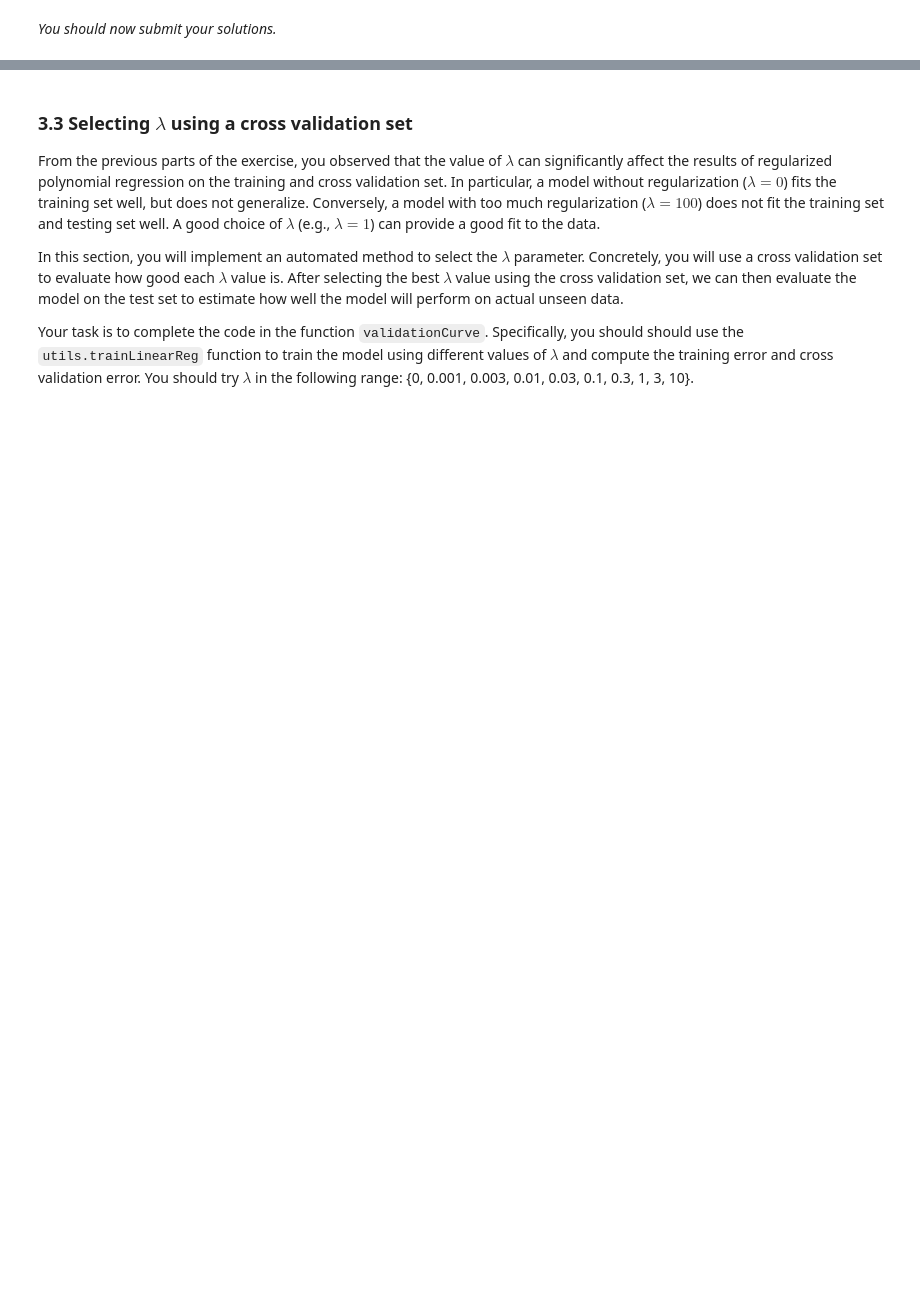
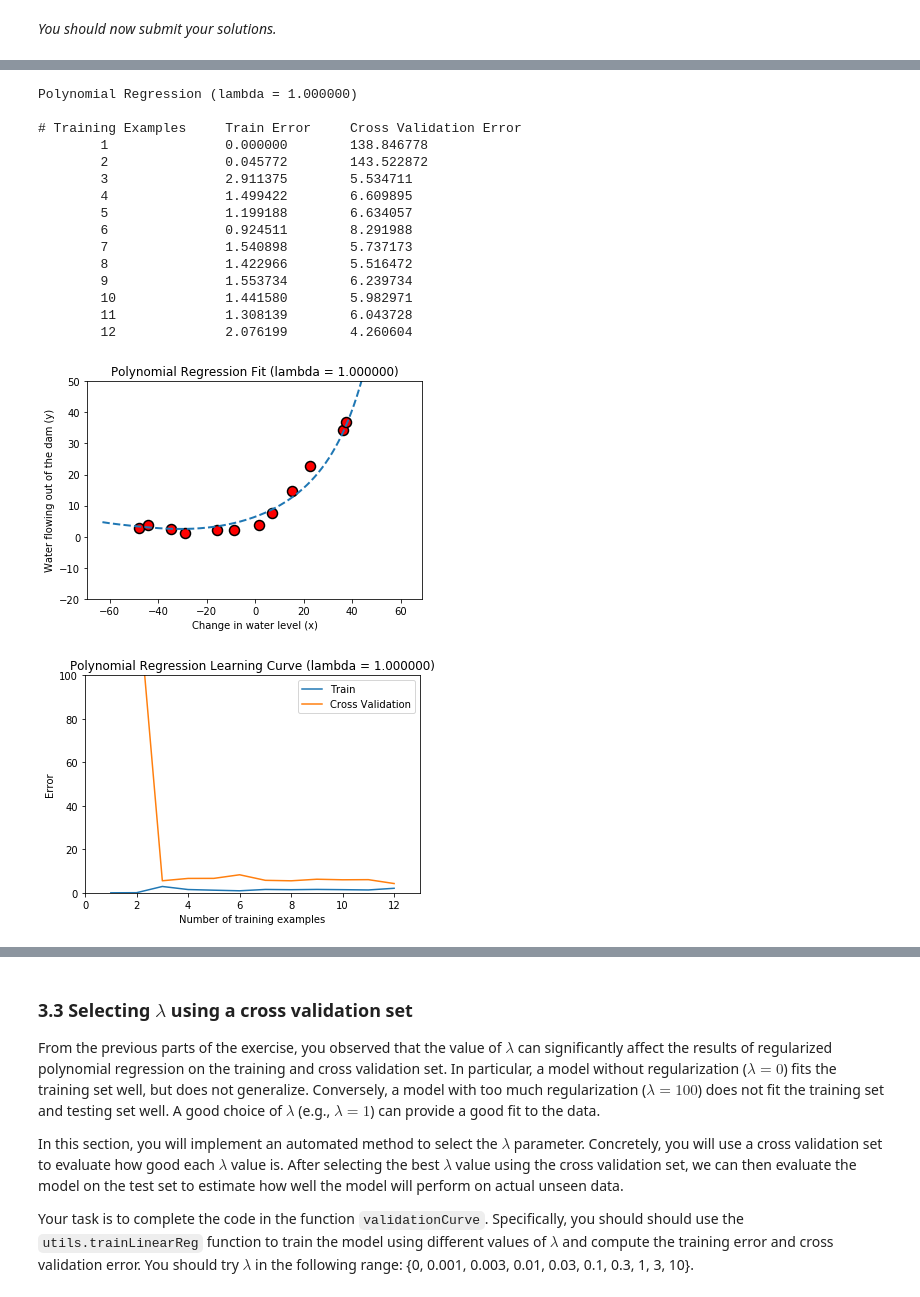
Before and after one commit to tommyjcarpenter/coursera-ml-notebooks, a Jupyter notebook: Exercise5/exercise5.ipynb, the cells around one changed output, grey strips where cells are left out. Drawn from its saved outputs; the diff is of its cells as text; code cells hidden in the pictures; blank space fills up the shorter version.

```diff
--- a/Exercise5/exercise5.ipynb
+++ b/Exercise5/exercise5.ipynb
@@ -495,11 +495,10 @@ def polyFeatures(X, p):
     """
     # You need to return the following variables correctly.
     X_poly = np.zeros((X.shape[0], p))
-
     # ====================== YOUR CODE HERE ======================
-
-
-
+    for r in range(0, X.shape[0]):
+        for c in range(0, p):
+            X_poly[r][c] = np.power(X[r], c+1)
     # ============================================================
     return X_poly
 # %% [markdown]
@@ -556,34 +572,52 @@ You should see that the polynomial fit is able to follow the datapoints very wel
 
 To better understand the problems with the unregularized ($\lambda = 0$) model, you can see that the learning curve  shows the same effect where the training error is low, but the cross validation error is high. There is a gap between the training and cross validation errors, indicating a high variance problem.
 # %%
-lambda_ = 100
+lambda_ = 1
 theta = utils.trainLinearReg(linearRegCostFunction, X_poly, y,
                              lambda_=lambda_, maxiter=55)
 
 # Plot training data and fit
 pyplot.plot(X, y, 'ro', ms=10, mew=1.5, mec='k')
 
 utils.plotFit(polyFeatures, np.min(X), np.max(X), mu, sigma, theta, p)
 
 pyplot.xlabel('Change in water level (x)')
 pyplot.ylabel('Water flowing out of the dam (y)')
 pyplot.title('Polynomial Regression Fit (lambda = %f)' % lambda_)
 pyplot.ylim([-20, 50])
 
 pyplot.figure()
 error_train, error_val = learningCurve(X_poly, y, X_poly_val, yval, lambda_)
 pyplot.plot(np.arange(1, 1+m), error_train, np.arange(1, 1+m), error_val)
 
 pyplot.title('Polynomial Regression Learning Curve (lambda = %f)' % lambda_)
 pyplot.xlabel('Number of training examples')
 pyplot.ylabel('Error')
 pyplot.axis([0, 13, 0, 100])
 pyplot.legend(['Train', 'Cross Validation'])
 
 print('Polynomial Regression (lambda = %f)\n' % lambda_)
 print('# Training Examples\tTrain Error\tCross Validation Error')
 for i in range(m):
     print('  \t%d\t\t%f\t%f' % (i+1, error_train[i], error_val[i]))
+# %% [output]
+Polynomial Regression (lambda = 1.000000)
+
+# Training Examples     Train Error     Cross Validation Error
+        1               0.000000        138.846778
+        2               0.045772        143.522872
+        3               2.911375        5.534711
+        4               1.499422        6.609895
+        5               1.199188        6.634057
+        6               0.924511        8.291988
+        7               1.540898        5.737173
+        8               1.422966        5.516472
+        9               1.553734        6.239734
+        10              1.441580        5.982971
+        11              1.308139        6.043728
+        12              2.076199        4.260604
+[figure, added]
+[figure, added]
 # %% [markdown]
 One way to combat the overfitting (high-variance) problem is to add regularization to the model. In the next section, you will get to  try different $\lambda$ parameters to see how regularization can lead to a better model.
 
```
Also changed, not shown: parts of 6 cells of this notebook.
